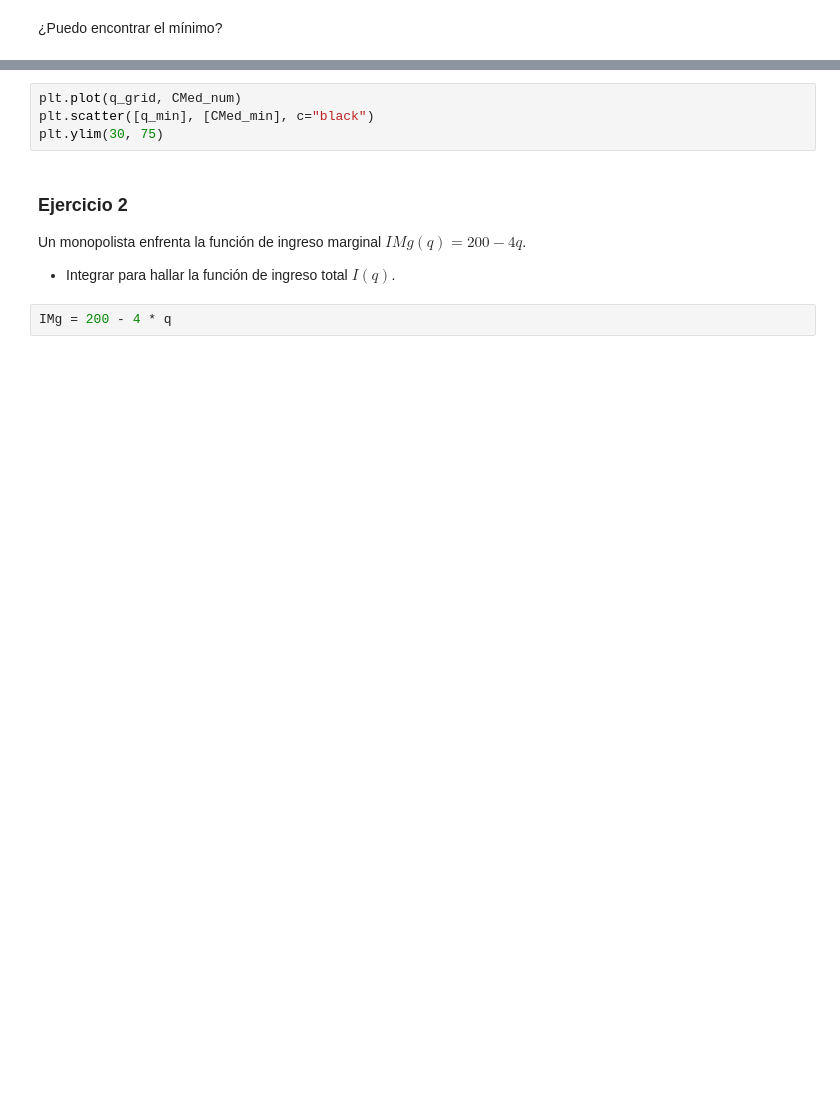
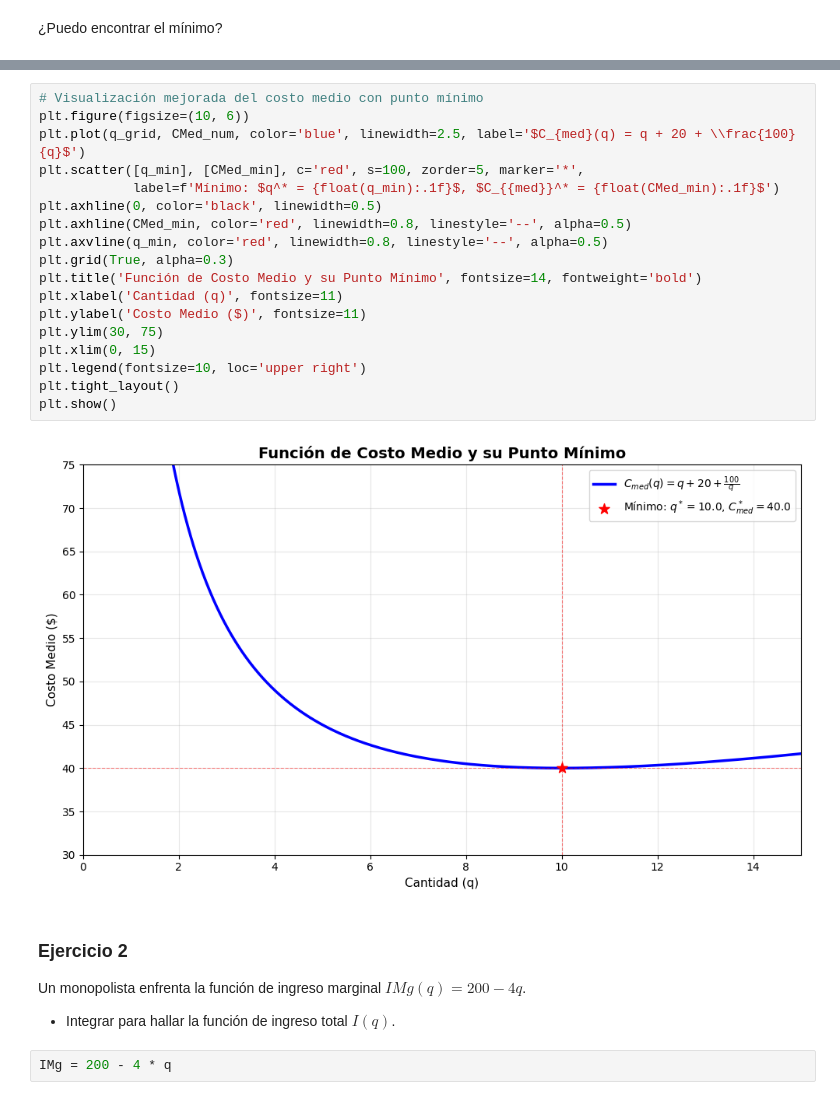
Before and after one commit to alexballera/laboratorio-tgad-fce, a Jupyter notebook: sesiones/2do_parcial/sesion14_Aplicaión_de_Integrales_Indefinidas1/Clase_14_Aplicaión_de_Integrales_Indefinidas1.ipynb, the cells around one changed output, grey strips where cells are left out. Saved outputs shown, nothing was run; the diff lists cells and outputs as text; blank space fills up the shorter version.

```diff
--- a/sesiones/2do_parcial/sesion14_Aplicaión_de_Integrales_Indefinidas1/Clase_14_Aplicaión_de_Integrales_Indefinidas1.ipynb
+++ b/sesiones/2do_parcial/sesion14_Aplicaión_de_Integrales_Indefinidas1/Clase_14_Aplicaión_de_Integrales_Indefinidas1.ipynb
@@ -66,7 +96,23 @@ CMed_min
-# %%
-plt.plot(q_grid, CMed_num)
-plt.scatter([q_min], [CMed_min], c="black")
-plt.ylim(30, 75)
+# %%
+# Visualización mejorada del costo medio con punto mínimo
+plt.figure(figsize=(10, 6))
+plt.plot(q_grid, CMed_num, color='blue', linewidth=2.5, label='$C_{med}(q) = q + 20 + \\frac{100}{q}$')
+plt.scatter([q_min], [CMed_min], c='red', s=100, zorder=5, marker='*',
+            label=f'Mínimo: $q^* = {float(q_min):.1f}$, $C_{{med}}^* = {float(CMed_min):.1f}$')
+plt.axhline(0, color='black', linewidth=0.5)
+plt.axhline(CMed_min, color='red', linewidth=0.8, linestyle='--', alpha=0.5)
+plt.axvline(q_min, color='red', linewidth=0.8, linestyle='--', alpha=0.5)
+plt.grid(True, alpha=0.3)
+plt.title('Función de Costo Medio y su Punto Mínimo', fontsize=14, fontweight='bold')
+plt.xlabel('Cantidad (q)', fontsize=11)
+plt.ylabel('Costo Medio ($)', fontsize=11)
+plt.ylim(30, 75)
+plt.xlim(0, 15)
+plt.legend(fontsize=10, loc='upper right')
+plt.tight_layout()
+plt.show()
+# %% [output]
+[figure, added]
 # %% [markdown]
 ### **Ejercicio 2**
 
```
Also changed, not shown: parts of 60 cells of this notebook, 4 other files.
